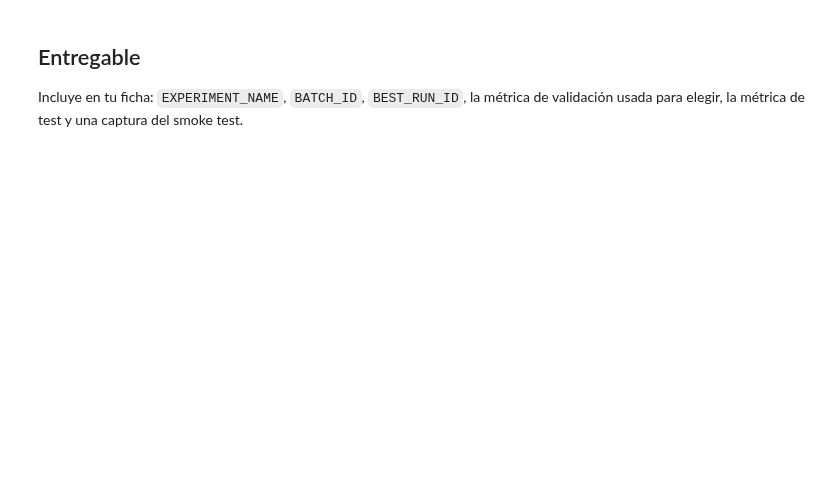
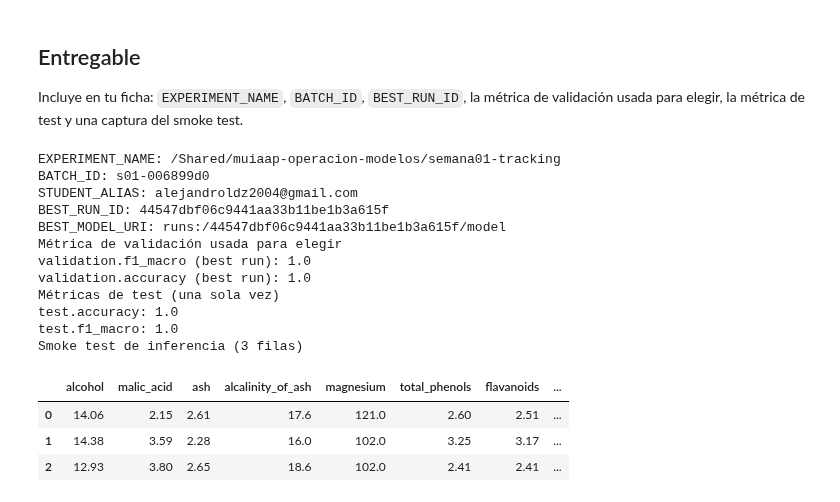
Before and after one commit to alejandroldz/icai-muiaap-operacion-de-modelos, a Jupyter notebook: semana1/modules/01-mlflow-databricks-foundations/notebooks/01_tracking_mlops.ipynb, the cells around one changed output. Saved outputs shown, nothing was run; the diff lists cells and outputs as text; code cells hidden in the pictures; blank space fills up the shorter version.

```diff
--- a/semana1/modules/01-mlflow-databricks-foundations/notebooks/01_tracking_mlops.ipynb
+++ b/semana1/modules/01-mlflow-databricks-foundations/notebooks/01_tracking_mlops.ipynb
@@ -280,3 +286,37 @@ assert set(predictions).issubset(set(y.unique()))
 ## Entregable
 
 Incluye en tu ficha: `EXPERIMENT_NAME`, `BATCH_ID`, `BEST_RUN_ID`, la métrica de validación usada para elegir, la métrica de test y una captura del smoke test.
+# %%
+print("EXPERIMENT_NAME:", EXPERIMENT_NAME)
+print("BATCH_ID:", BATCH_ID)
+print("STUDENT_ALIAS:", STUDENT_ALIAS)
+print("BEST_RUN_ID:", BEST_RUN_ID)
+print("BEST_MODEL_URI:", BEST_MODEL_URI)
+
+print("Métrica de validación usada para elegir")
+print("validation.f1_macro (best run):", runs_df.loc[runs_df['run_id'] == BEST_RUN_ID, 'validation.f1_macro'].values[0])
+print("validation.accuracy (best run):", runs_df.loc[runs_df['run_id'] == BEST_RUN_ID, 'validation.accuracy'].values[0])
+
+print("Métricas de test (una sola vez)")
+print("test.accuracy:", test_metrics["test.accuracy"])
+print("test.f1_macro:", test_metrics["test.f1_macro"])
+
+print("Smoke test de inferencia (3 filas)")
+pd.concat([sample.reset_index(drop=True), result.reset_index(drop=True)], axis=1)
+# %% [output]
+EXPERIMENT_NAME: /Shared/muiaap-operacion-modelos/semana01-tracking
+BATCH_ID: s01-006899d0
+STUDENT_ALIAS: alejandroldz2004@gmail.com
+BEST_RUN_ID: 44547dbf06c9441aa33b11be1b3a615f
+BEST_MODEL_URI: runs:/44547dbf06c9441aa33b11be1b3a615f/model
+Métrica de validación usada para elegir
+validation.f1_macro (best run): 1.0
+validation.accuracy (best run): 1.0
+Métricas de test (una sola vez)
+test.accuracy: 1.0
+test.f1_macro: 1.0
+Smoke test de inferencia (3 filas)
+|  | alcohol | malic_acid | ash | alcalinity_of_ash | magnesium | total_phenols | flavanoids | ... |
+| 0 | 14.06 | 2.15 | 2.61 | 17.6 | 121.0 | 2.60 | 2.51 | ... |
+| 1 | 14.38 | 3.59 | 2.28 | 16.0 | 102.0 | 3.25 | 3.17 | ... |
+| 2 | 12.93 | 3.80 | 2.65 | 18.6 | 102.0 | 2.41 | 2.41 | ... |
```
Also changed, not shown: parts of 7 cells of this notebook, 1 other file.
